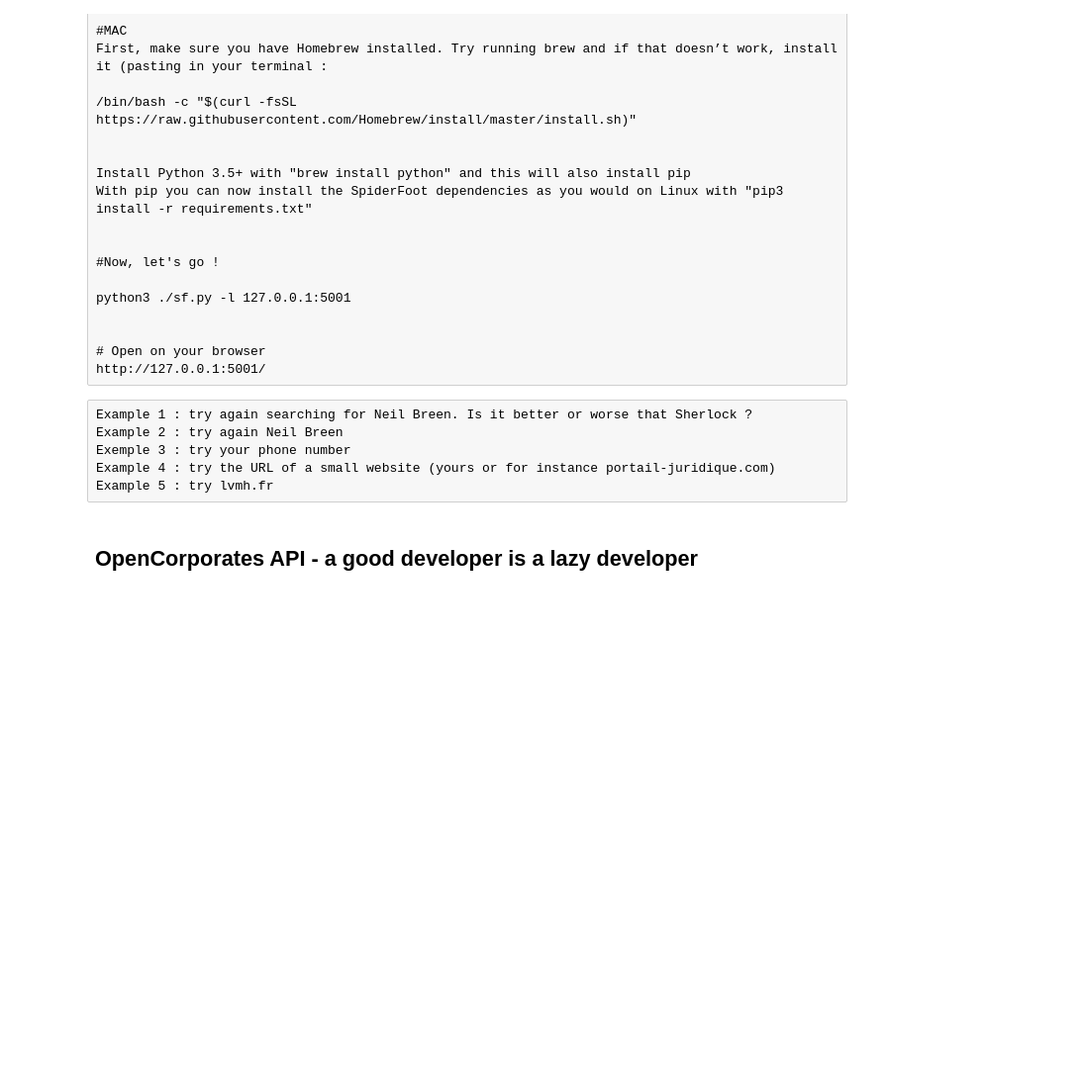
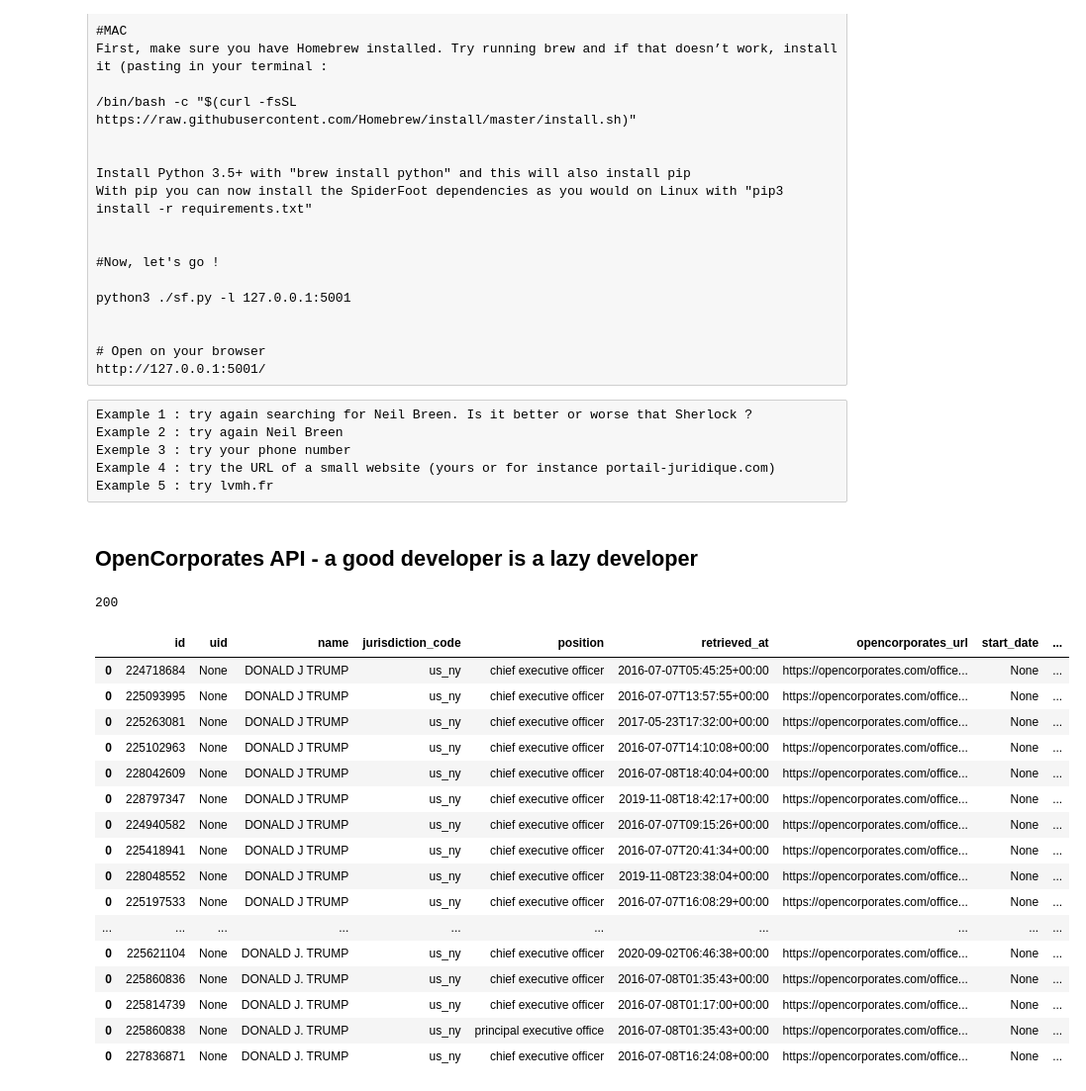
Before and after one commit to XiaoS007/EIJC2020-1, a Jupyter notebook: investigate_people.ipynb, the cells around one changed output. Shown at 99% size. Drawn from its saved outputs; the diff is of its cells as text; code cells hidden in the pictures; blank space fills up the shorter version.

```diff
--- a/investigate_people.ipynb
+++ b/investigate_people.ipynb
@@ -73,35 +73,64 @@ Example 5 : try lvmh.fr
 ## OpenCorporates API - a good developer is a lazy developer
 # %%
 #Let's play this code searching for one officer in New-York
+
+# Path to the directory where you want to save file
+# Exemple for MacOS : '/Users/[username]/Desktop/'
+# Exemple for Windows : 'c:\Users\[username]\Desktop/'
+# Exemple for Linux : '/home/[username]/Desktop/'
+# Replace [username] with your OS username
+
+# local_path = 'path/to/your/directory/'
+
+local_path = '/Users/yannguegan/Desktop/'
 
 import requests
 import pandas as pd
 
 # Set up URL
 officer_url = 'https://api.opencorporates.com/v0.4/officers/search'
 
 # Set up parameters
 data_params = {
     'jurisdiction_code':'us_ny',
     'q':'donald+trump'
 }
 
 
 r = requests.get(url = officer_url, params=data_params)
 print(r.status_code)
 data = r.json()
 
 
 df = None
 for row in data["results"]["officers"]:
     if df is None:
         df = pd.json_normalize(row["officer"])
     else:
         df = pd.concat([df, pd.json_normalize(row["officer"])])
 
 df1 = pd.DataFrame(df)
-df1.to_csv('officers.csv', index=False, encoding='utf-8')
+df1.to_csv(local_path + 'officers.csv', index=False, encoding='utf-8')
 display(df1)
+# %% [output]
+200
+|  | id | uid | name | jurisdiction_code | position | retrieved_at | opencorporates_url | start_date | ... |
+| 0 | 224718684 | None | DONALD J TRUMP | us_ny | chief executive officer | 2016-07-07T05:45:25+00:00 | https://opencorporates.com/office... | None | ... |
+| 0 | 225093995 | None | DONALD J TRUMP | us_ny | chief executive officer | 2016-07-07T13:57:55+00:00 | https://opencorporates.com/office... | None | ... |
+| 0 | 225263081 | None | DONALD J TRUMP | us_ny | chief executive officer | 2017-05-23T17:32:00+00:00 | https://opencorporates.com/office... | None | ... |
+| 0 | 225102963 | None | DONALD J TRUMP | us_ny | chief executive officer | 2016-07-07T14:10:08+00:00 | https://opencorporates.com/office... | None | ... |
+| 0 | 228042609 | None | DONALD J TRUMP | us_ny | chief executive officer | 2016-07-08T18:40:04+00:00 | https://opencorporates.com/office... | None | ... |
+| 0 | 228797347 | None | DONALD J TRUMP | us_ny | chief executive officer | 2019-11-08T18:42:17+00:00 | https://opencorporates.com/office... | None | ... |
+| 0 | 224940582 | None | DONALD J TRUMP | us_ny | chief executive officer | 2016-07-07T09:15:26+00:00 | https://opencorporates.com/office... | None | ... |
+| 0 | 225418941 | None | DONALD J TRUMP | us_ny | chief executive officer | 2016-07-07T20:41:34+00:00 | https://opencorporates.com/office... | None | ... |
+| 0 | 228048552 | None | DONALD J TRUMP | us_ny | chief executive officer | 2019-11-08T23:38:04+00:00 | https://opencorporates.com/office... | None | ... |
+| 0 | 225197533 | None | DONALD J TRUMP | us_ny | chief executive officer | 2016-07-07T16:08:29+00:00 | https://opencorporates.com/office... | None | ... |
+| ... | ... | ... | ... | ... | ... | ... | ... | ... | ... |
+| 0 | 225621104 | None | DONALD J. TRUMP | us_ny | chief executive officer | 2020-09-02T06:46:38+00:00 | https://opencorporates.com/office... | None | ... |
+| 0 | 225860836 | None | DONALD J. TRUMP | us_ny | chief executive officer | 2016-07-08T01:35:43+00:00 | https://opencorporates.com/office... | None | ... |
+| 0 | 225814739 | None | DONALD J. TRUMP | us_ny | chief executive officer | 2016-07-08T01:17:00+00:00 | https://opencorporates.com/office... | None | ... |
+| 0 | 225860838 | None | DONALD J. TRUMP | us_ny | principal executive office | 2016-07-08T01:35:43+00:00 | https://opencorporates.com/office... | None | ... |
+| 0 | 227836871 | None | DONALD J. TRUMP | us_ny | chief executive officer | 2016-07-08T16:24:08+00:00 | https://opencorporates.com/office... | None | ... |
 # %%
 #Now let's play this code, more useful, for several officers in several jurisdictions
 
```
Also changed, not shown: parts of 2 cells of this notebook.
